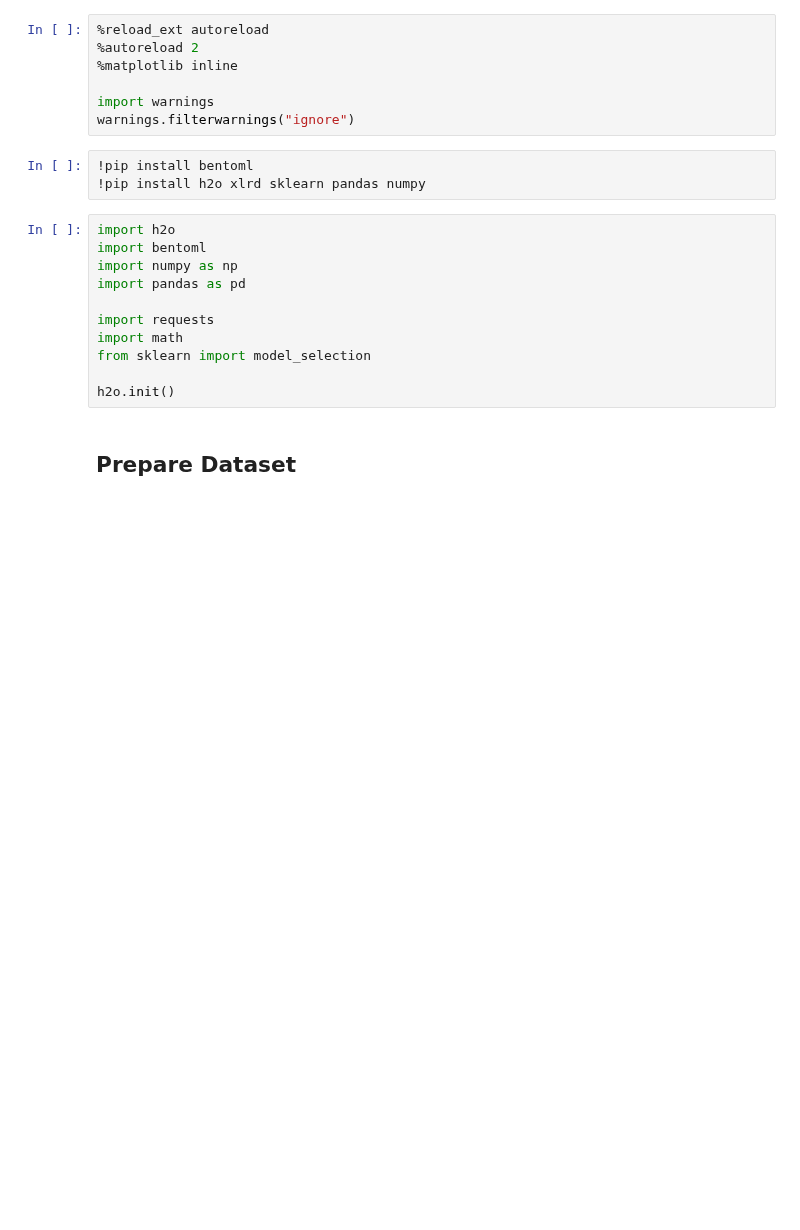
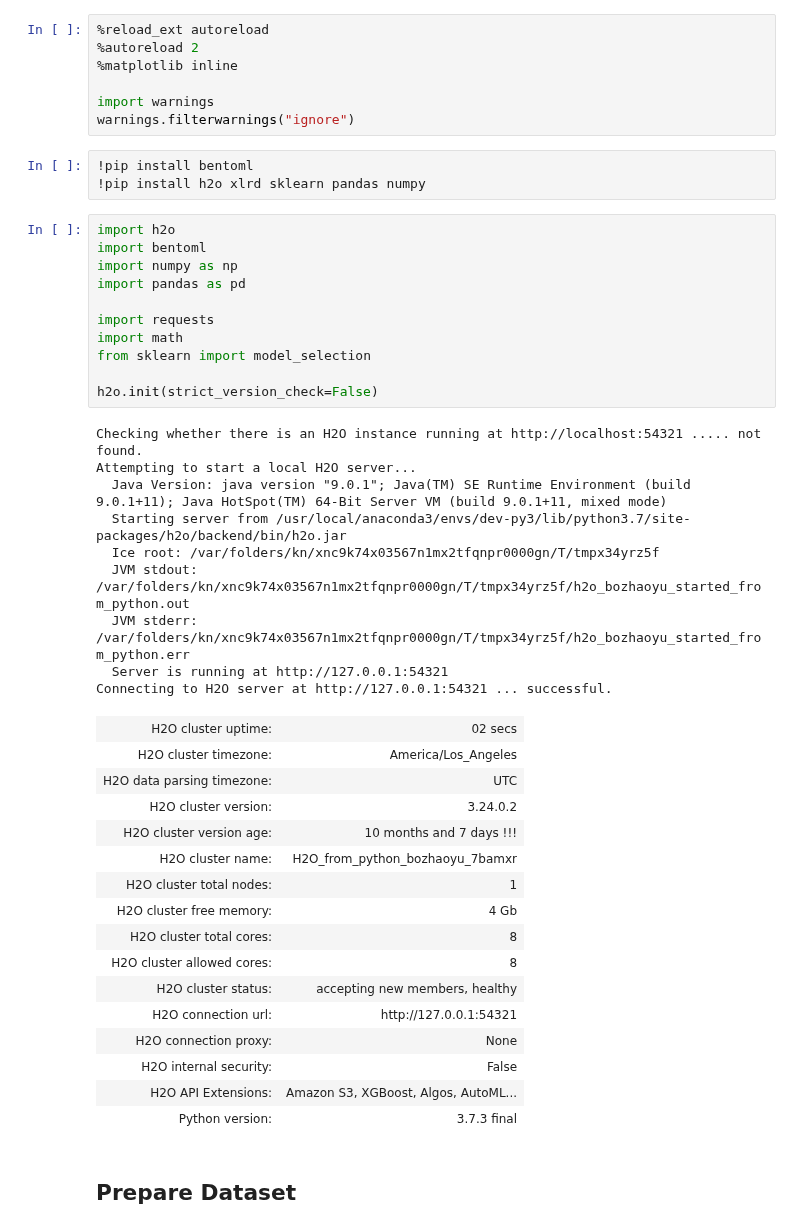
Before and after one commit to bentoml/gallery, a Jupyter notebook: h2o/loan-prediction/h2o-loan-prediction.ipynb, the cells around one changed output. Saved outputs shown, nothing was run; the diff lists cells and outputs as text; blank space fills up the shorter version.

```diff
--- a/h2o/loan-prediction/h2o-loan-prediction.ipynb
+++ b/h2o/loan-prediction/h2o-loan-prediction.ipynb
@@ -24,14 +21,40 @@ warnings.filterwarnings("ignore")
 # %%
 import h2o
 import bentoml
 import numpy as np
 import pandas as pd
 
 import requests
 import math
 from sklearn import model_selection
 
-h2o.init()
+h2o.init(strict_version_check=False)
+# %% [output]
+Checking whether there is an H2O instance running at http://localhost:54321 ..... not found.
+Attempting to start a local H2O server...
+  Java Version: java version "9.0.1"; Java(TM) SE Runtime Environment (build 9.0.1+11); Java HotSpot(TM) 64-Bit Server VM (build 9.0.1+11, mixed mode)
+  Starting server from /usr/local/anaconda3/envs/dev-py3/lib/python3.7/site-packages/h2o/backend/bin/h2o.jar
+  Ice root: /var/folders/kn/xnc9k74x03567n1mx2tfqnpr0000gn/T/tmpx34yrz5f
+  JVM stdout: /var/folders/kn/xnc9k74x03567n1mx2tfqnpr0000gn/T/tmpx34yrz5f/h2o_bozhaoyu_started_from_python.out
+  JVM stderr: /var/folders/kn/xnc9k74x03567n1mx2tfqnpr0000gn/T/tmpx34yrz5f/h2o_bozhaoyu_started_from_python.err
+  Server is running at http://127.0.0.1:54321
+Connecting to H2O server at http://127.0.0.1:54321 ... successful.
+| H2O cluster uptime: | 02 secs |
+| H2O cluster timezone: | America/Los_Angeles |
+| H2O data parsing timezone: | UTC |
+| H2O cluster version: | 3.24.0.2 |
+| H2O cluster version age: | 10 months and 7 days !!! |
+| H2O cluster name: | H2O_from_python_bozhaoyu_7bamxr |
+| H2O cluster total nodes: | 1 |
+| H2O cluster free memory: | 4 Gb |
+| H2O cluster total cores: | 8 |
+| H2O cluster allowed cores: | 8 |
+| H2O cluster status: | accepting new members, healthy |
+| H2O connection url: | http://127.0.0.1:54321 |
+| H2O connection proxy: | None |
+| H2O internal security: | False |
+| H2O API Extensions: | Amazon S3, XGBoost, Algos, AutoML... |
+| Python version: | 3.7.3 final |
 # %% [markdown]
 ## Prepare Dataset
 # %%
```
Also changed, not shown: parts of 29 cells of this notebook, 1 other file.
